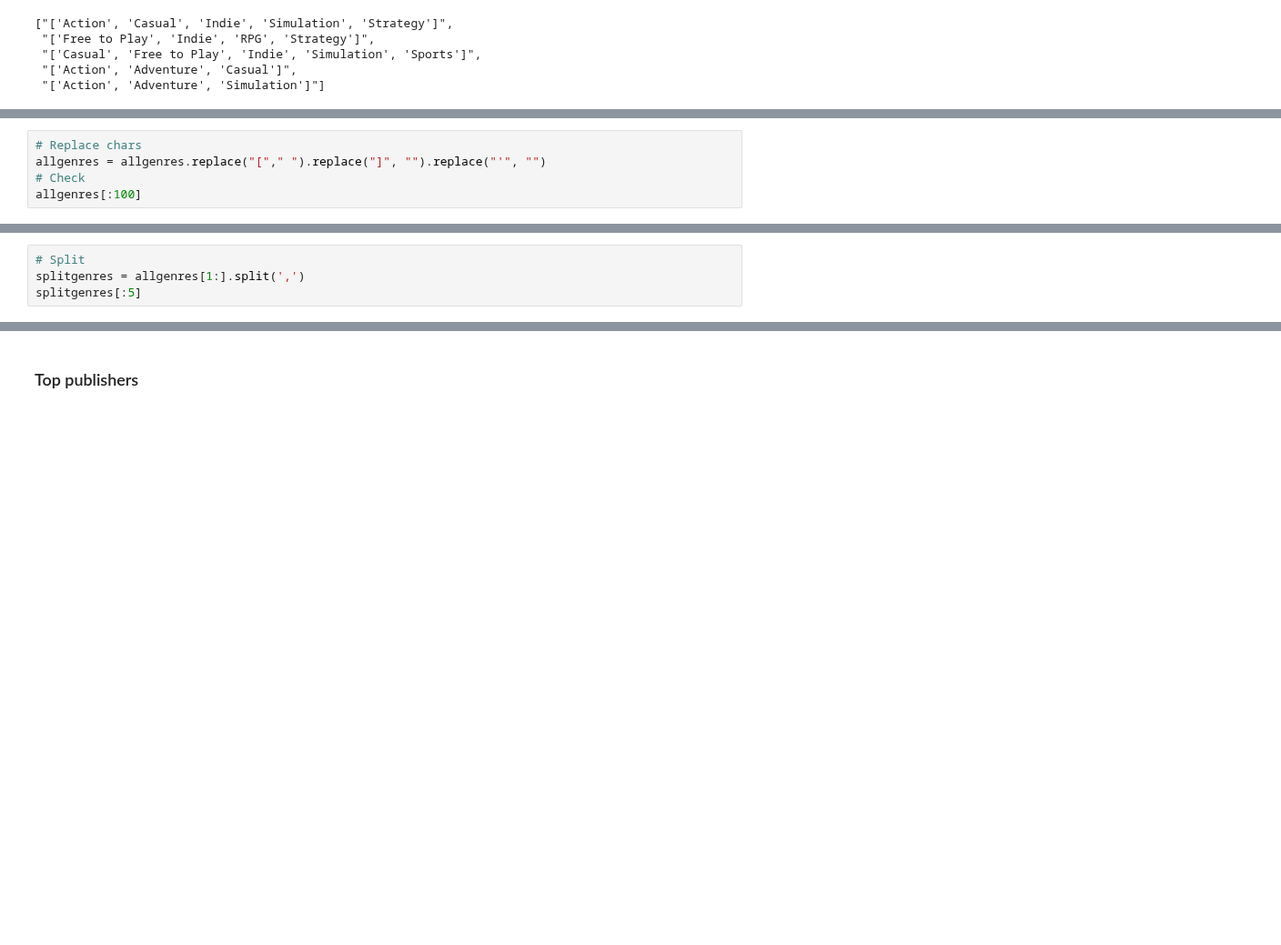
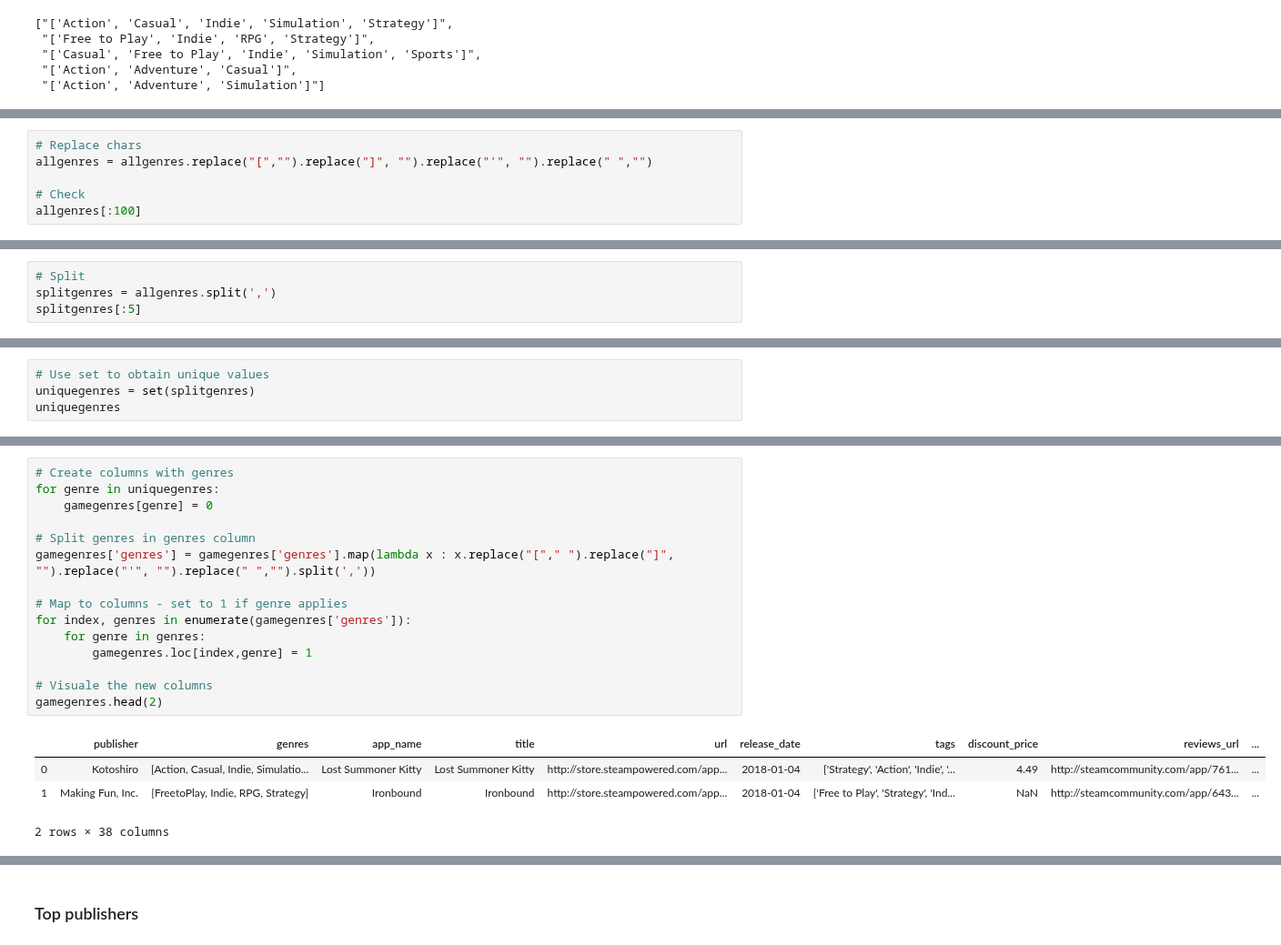
Before and after one commit to nadinezab/video-game-recs, a Jupyter notebook: 3-Data-Exploration.ipynb, the cells around one changed output, grey strips where cells are left out. Shown at 91% size. Drawn from its saved outputs; the diff is of its cells as text; blank space fills up the shorter version.

Commit message:
Add: genre counts

```diff
--- a/3-Data-Exploration.ipynb
+++ b/3-Data-Exploration.ipynb
@@ -340,6 +340,7 @@ allgenres[:100]
 # %%
 # Replace chars
-allgenres = allgenres.replace("["," ").replace("]", "").replace("'", "")
+allgenres = allgenres.replace("[","").replace("]", "").replace("'", "").replace(" ","")
+
 # Check
 allgenres[:100]
 # %% [output]
@@ -347,5 +348,5 @@ allgenres[:100]
 # %%
 # Split
-splitgenres = allgenres[1:].split(',')
+splitgenres = allgenres.split(',')
 splitgenres[:5]
 # %% [output]
@@ -352,0 +354,4 @@ splitgenres[:5]
+# %%
+# Use set to obtain unique values
+uniquegenres = set(splitgenres)
+uniquegenres
@@ -352,0 +376,20 @@ splitgenres[:5]
+# %%
+# Create columns with genres
+for genre in uniquegenres:
+    gamegenres[genre] = 0
+
+# Split genres in genres column
+gamegenres['genres'] = gamegenres['genres'].map(lambda x : x.replace("["," ").replace("]", "").replace("'", "").replace(" ","").split(','))
+
+# Map to columns - set to 1 if genre applies
+for index, genres in enumerate(gamegenres['genres']):
+    for genre in genres:
+        gamegenres.loc[index,genre] = 1
+
+# Visuale the new columns
+gamegenres.head(2)
+# %% [output]
+|  | publisher | genres | app_name | title | url | release_date | tags | discount_price | reviews_url | ... |
+| 0 | Kotoshiro | [Action, Casual, Indie, Simulatio... | Lost Summoner Kitty | Lost Summoner Kitty | http://store.steampowered.com/app... | 2018-01-04 | ['Strategy', 'Action', 'Indie', '... | 4.49 | http://steamcommunity.com/app/761... | ... |
+| 1 | Making Fun, Inc. | [FreetoPlay, Indie, RPG, Strategy] | Ironbound | Ironbound | http://store.steampowered.com/app... | 2018-01-04 | ['Free to Play', 'Strategy', 'Ind... | NaN | http://steamcommunity.com/app/643... | ... |
+2 rows × 38 columns
```
Also changed, not shown: parts of 13 cells of this notebook.
